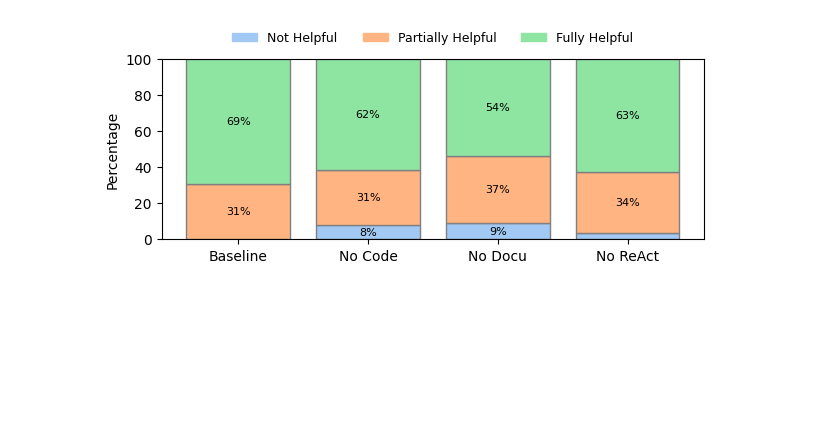
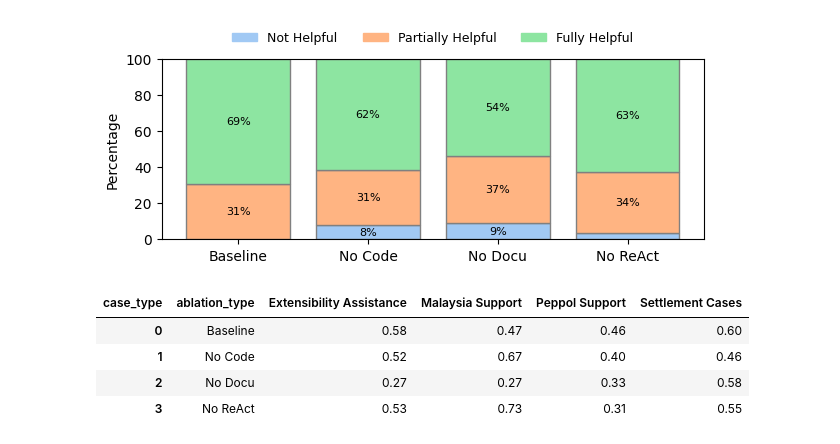
Before and after one commit to mrrestre/react_agent_in_edp, a Jupyter notebook: experiments/interpretation/abliation_viewer.ipynb, the cells around one changed output. Drawn from its saved outputs; the diff is of its cells as text; code cells hidden in the pictures; blank space fills up the shorter version.

```diff
--- a/experiments/interpretation/abliation_viewer.ipynb
+++ b/experiments/interpretation/abliation_viewer.ipynb
@@ -270,3 +270,23 @@ plt.ylim(0, 100)
 plt.show()
 # %% [output]
 [figure]
+# %%
+pivot_df = (
+    df.pivot_table(
+        values="fact_score.direct_fact_score",
+        index="ablation_type",
+        columns="case_type",
+        aggfunc="mean",
+    )
+    .round(2)
+    .reset_index()
+)
+
+
+pivot_df
+# %% [output]
+| case_type | ablation_type | Extensibility Assistance | Malaysia Support | Peppol Support | Settlement Cases |
+| 0 | Baseline | 0.58 | 0.47 | 0.46 | 0.60 |
+| 1 | No Code | 0.52 | 0.67 | 0.40 | 0.46 |
+| 2 | No Docu | 0.27 | 0.27 | 0.33 | 0.58 |
+| 3 | No ReAct | 0.53 | 0.73 | 0.31 | 0.55 |
```
Also changed, not shown: parts of 5 cells of this notebook, 10 other files.
